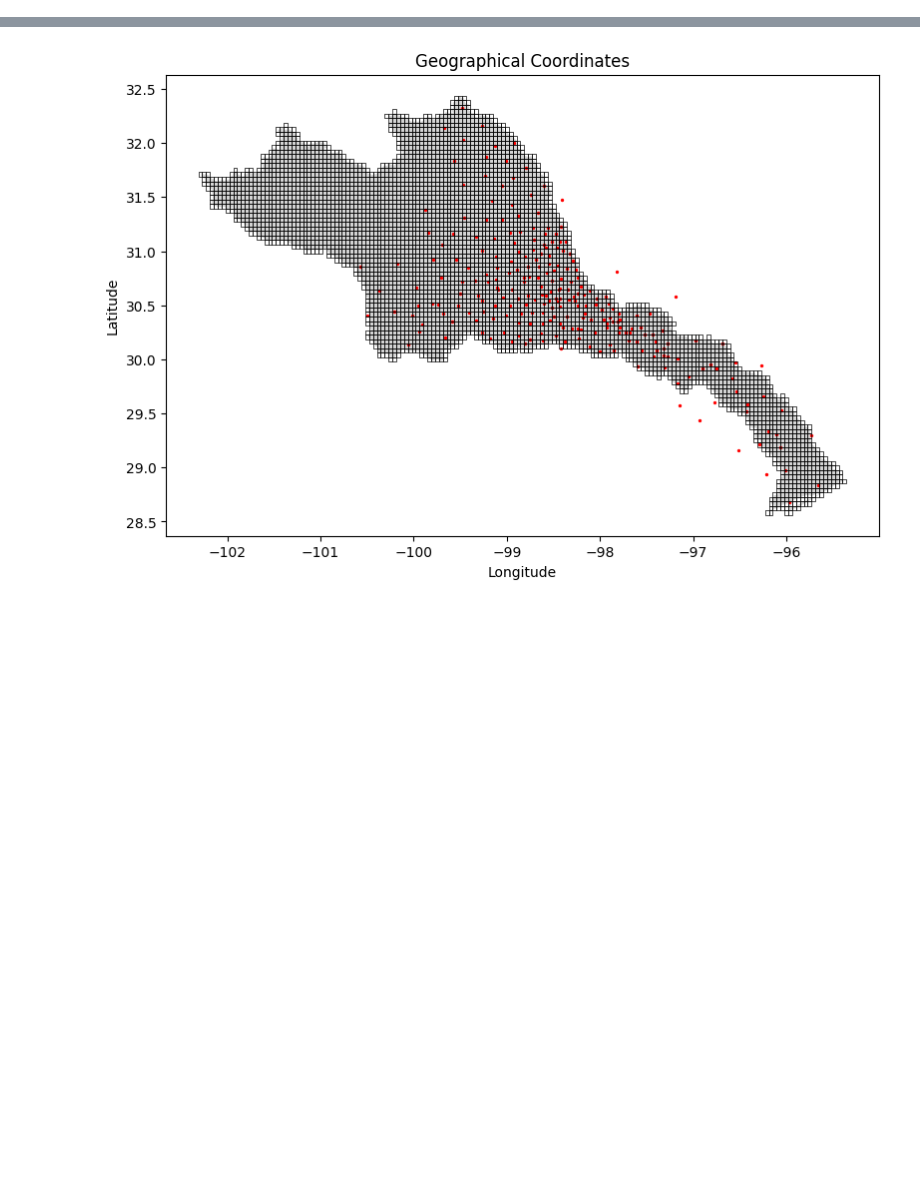
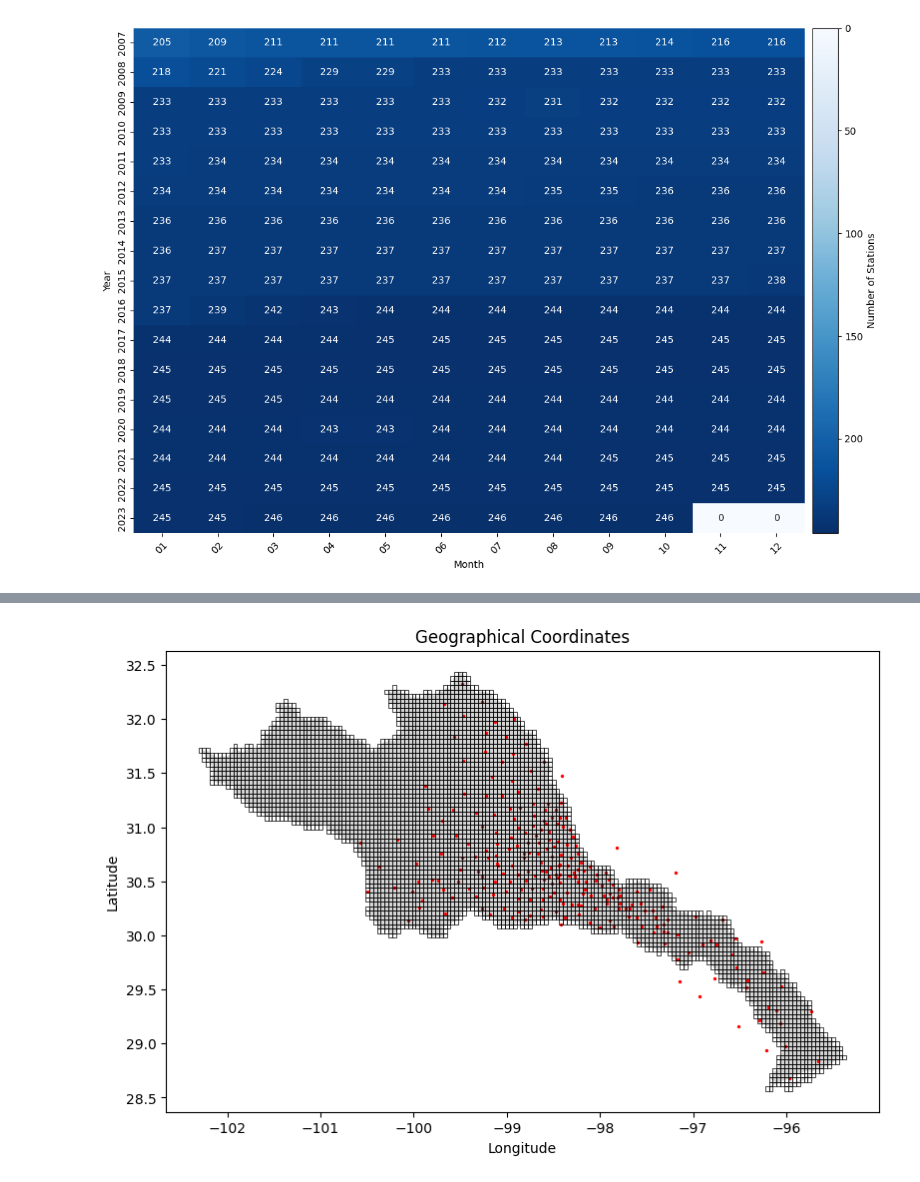
Before and after one commit to GEM-TAMU/LCRA-Interpolation, a Jupyter notebook: interpolation.ipynb, the cells around one changed output, grey strips where cells are left out. Cells and saved outputs as stored; diff of their text form; code cells hidden in the pictures; blank space fills up the shorter version.

```diff
--- a/interpolation.ipynb
+++ b/interpolation.ipynb
@@ -145,0 +148,63 @@ data_time_distribution(prcp_dict)
+# %%
+import pandas as pd
+import numpy as np
+import seaborn as sns
+import matplotlib.pyplot as plt
+
+def data_time_distribution(prcp_dict):
+    # Initialize a dictionary to store counts for each year-month
+    coverage_dict = {}
+
+    # Loop through each DataFrame in the dictionary
+    for df in prcp_dict.values():
+        df = df.rename(columns={df.columns[0]: 'time'})
+        df.set_index('time', inplace=True)
+        df = df.dropna()
+
+        # Create a set to track unique year-month combinations for this station
+        unique_months = set()
+
+        # Count available months for the current station
+        for date in df.index:
+            year_month = date.to_period('M')  # Group by year and month
+            unique_months.add(year_month)
+
+        # Update the coverage dictionary based on unique months for this station
+        for month in unique_months:
+            if month not in coverage_dict:
+                coverage_dict[month] = 0
+            coverage_dict[month] += 1
+
+    # Convert the coverage dictionary to a DataFrame
+    coverage_df = pd.Series(coverage_dict).reset_index()
+    coverage_df.columns = ['year_month', 'station_count']
+
+    # Convert to string for pivoting
+    coverage_df['year_month'] = coverage_df['year_month'].astype(str)
+
+    # Pivot the DataFrame for heatmap
+    coverage_pivot = coverage_df.pivot_table(index=coverage_df['year_month'].str[:4],
+                                               columns=coverage_df['year_month'].str[5:],
+                                               values='station_count',
+                                               fill_value=0)
+
+    # Plotting the heatmap
+    plt.figure(figsize=(12, 8))
+    heatmap = sns.heatmap(coverage_pivot, cmap='Blues', annot=True, fmt='g',
+                          cbar=False)  # Turn off the color bar for now
+
+    # Add the color bar manually and invert it
+    cbar = plt.colorbar(heatmap.collections[0], pad=0.01)
+    cbar.set_label('Number of Stations')
+    cbar.ax.invert_yaxis()  # Invert the color bar
+
+    plt.xlabel('Month')
+    plt.ylabel('Year')
+    plt.xticks(rotation=45)
+    plt.tight_layout()
+    plt.show()
+
+# Example usage:
+data_time_distribution(prcp_dict)
+# %% [output]
+[figure, added]
```
Also changed, not shown: parts of 20 cells of this notebook, 5 other files.
